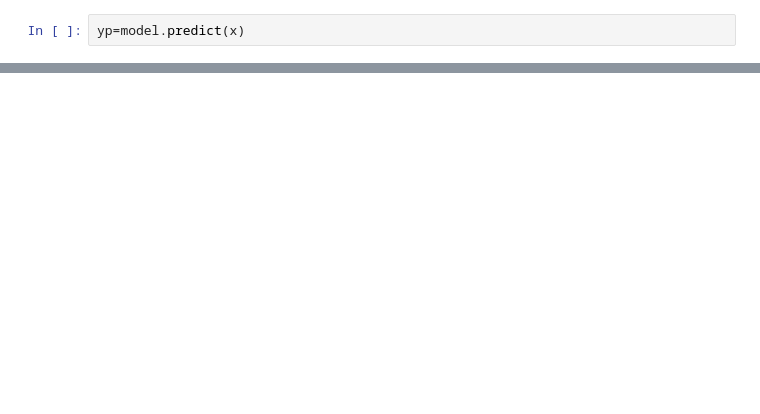
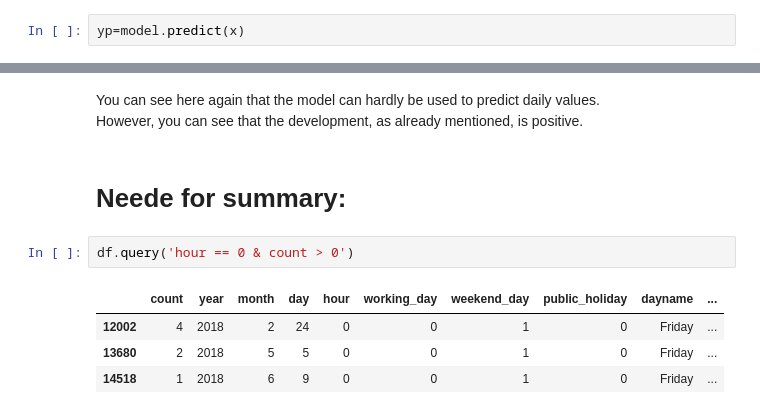
Before and after one commit to florianhx/Pizza, a Jupyter notebook: Pizza.ipynb, the cells around one changed output, grey strips where cells are left out. Saved outputs shown, nothing was run; the diff lists cells and outputs as text; blank space fills up the shorter version.

```diff
--- a/Pizza.ipynb
+++ b/Pizza.ipynb
@@ -334,0 +366,12 @@ Jedoch kann man erkennen, dass die Entwicklung, wie schon bereits erwähnt, an s
+# %% [markdown]
+You can see here again that the model can hardly be used to predict daily values. <br>
+However, you can see that the development, as already mentioned, is positive.
+# %% [markdown]
+# Neede for summary:
+# %%
+df.query('hour == 0 & count > 0')
+# %% [output]
+|  | count | year | month | day | hour | working_day | weekend_day | public_holiday | dayname | ... |
+| 12002 | 4 | 2018 | 2 | 24 | 0 | 0 | 1 | 0 | Friday | ... |
+| 13680 | 2 | 2018 | 5 | 5 | 0 | 0 | 1 | 0 | Friday | ... |
+| 14518 | 1 | 2018 | 6 | 9 | 0 | 0 | 1 | 0 | Friday | ... |
```
Also changed, not shown: parts of 49 cells of this notebook.
